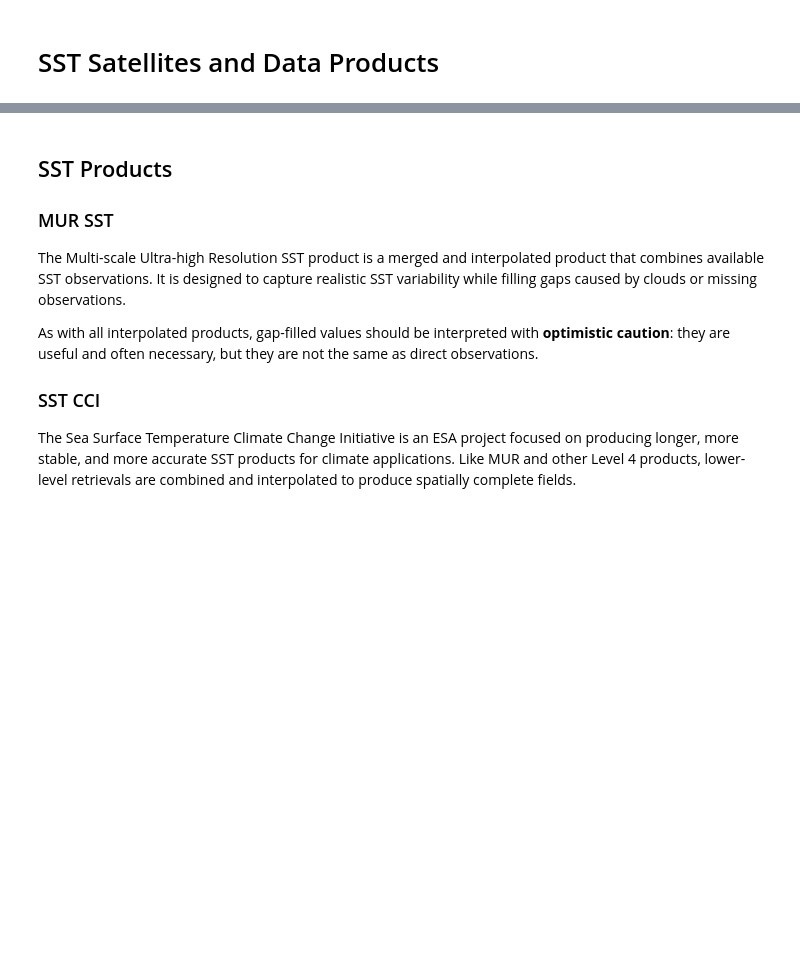
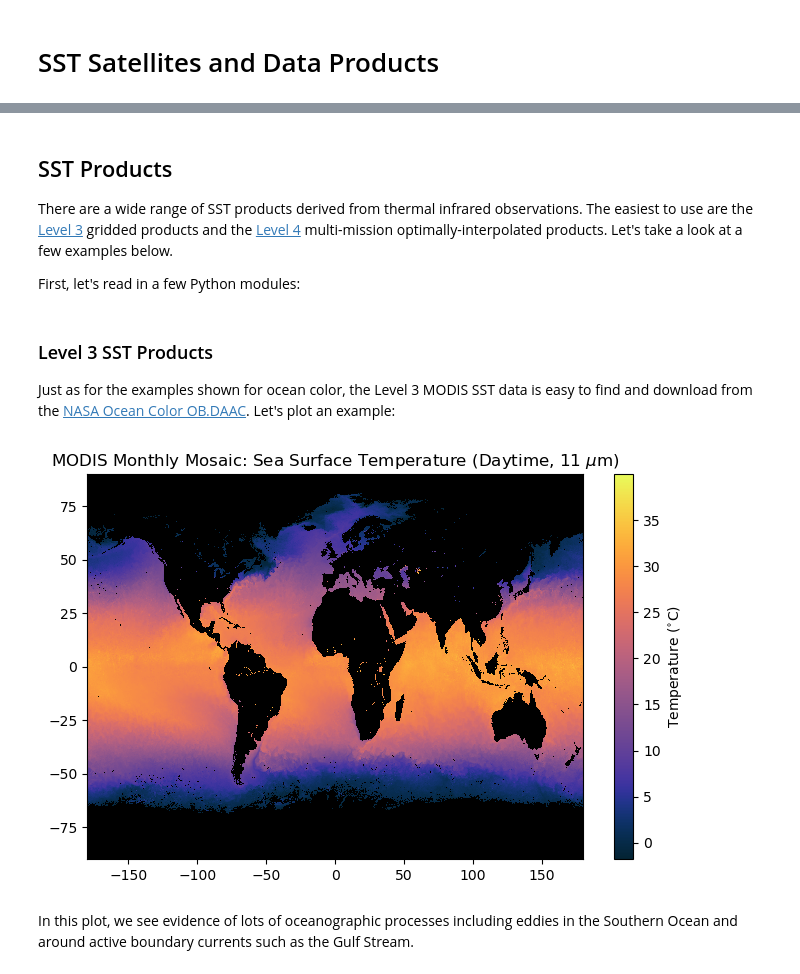
Before and after one commit to ProfMikeWood/ocean_remote_sensing_book, a Jupyter notebook: sst/sst_satellites_and_data.ipynb, the cells around one changed output, grey strips where cells are left out. Cells and saved outputs as stored; diff of their text form; code cells hidden in the pictures; blank space fills up the shorter version.

```diff
--- a/sst/sst_satellites_and_data.ipynb
+++ b/sst/sst_satellites_and_data.ipynb
@@ -57,12 +54,6 @@ The Along Track Scanning Radiometer series collected thermal infrared observatio
 # %% [markdown]
 ## SST Products
 
-### MUR SST
+There are a wide range of SST products derived from thermal infrared observations. The easiest to use are the [Level 3](../fundamentals/data_product_levels.ipynb) gridded products and the [Level 4](../fundamentals/data_product_levels.ipynb) multi-mission optimally-interpolated products. Let's take a look at a few examples below.
 
-The Multi-scale Ultra-high Resolution SST product is a merged and interpolated product that combines available SST observations. It is designed to capture realistic SST variability while filling gaps caused by clouds or missing observations.
-
-As with all interpolated products, gap-filled values should be interpreted with **optimistic caution**: they are useful and often necessary, but they are not the same as direct observations.
-
-### SST CCI
-
-The Sea Surface Temperature Climate Change Initiative is an ESA project focused on producing longer, more stable, and more accurate SST products for climate applications. Like MUR and other Level 4 products, lower-level retrievals are combined and interpolated to produce spatially complete fields.
+First, let's read in a few Python modules:
@@ -68,0 +65,27 @@ The Sea Surface Temperature Climate Change Initiative is an ESA project focused
+# %% [markdown]
+### Level 3 SST Products
+
+Just as for the examples shown for ocean color, the Level 3 MODIS SST data is easy to find and download from the [NASA Ocean Color OB.DAAC](https://oceancolor.gsfc.nasa.gov/l3/). Let's plot an example:
+# %%
+# https://oceandata.sci.gsfc.nasa.gov/cgi/getfile/AQUA_MODIS.20150401_20150430.L3m.MO.SST.sst.4km.nc
+file_name = '../data/sst/AQUA_MODIS.20150401_20150430.L3m.MO.SST.sst.4km.nc'
+
+# read in the file
+ds = nc4.Dataset(file_name)
+lon = ds.variables['lon'][:]
+lat = ds.variables['lat'][:]
+chlor_a = ds.variables['sst'][:,:]
+ds.close()
+
+# plot the figure
+plt.figure(figsize=(8,5))
+plt.gca().set_facecolor('black')
+pm = plt.pcolormesh(lon, lat, chlor_a, cmap=cm.thermal)
+plt.title('MODIS Monthly Mosaic: Sea Surface Temperature (Daytime, 11 $\\mu$m)')
+cb = plt.colorbar(pm)
+cb.set_label('Temperature ($^{\\circ}$C)')
+plt.show()
+# %% [output]
+[figure, added]
+# %% [markdown]
+In this plot, we see evidence of lots of oceanographic processes including eddies in the Southern Ocean and around active boundary currents such as the Gulf Stream.
```
Also changed, not shown: parts of 5 cells of this notebook, 6 other files.
